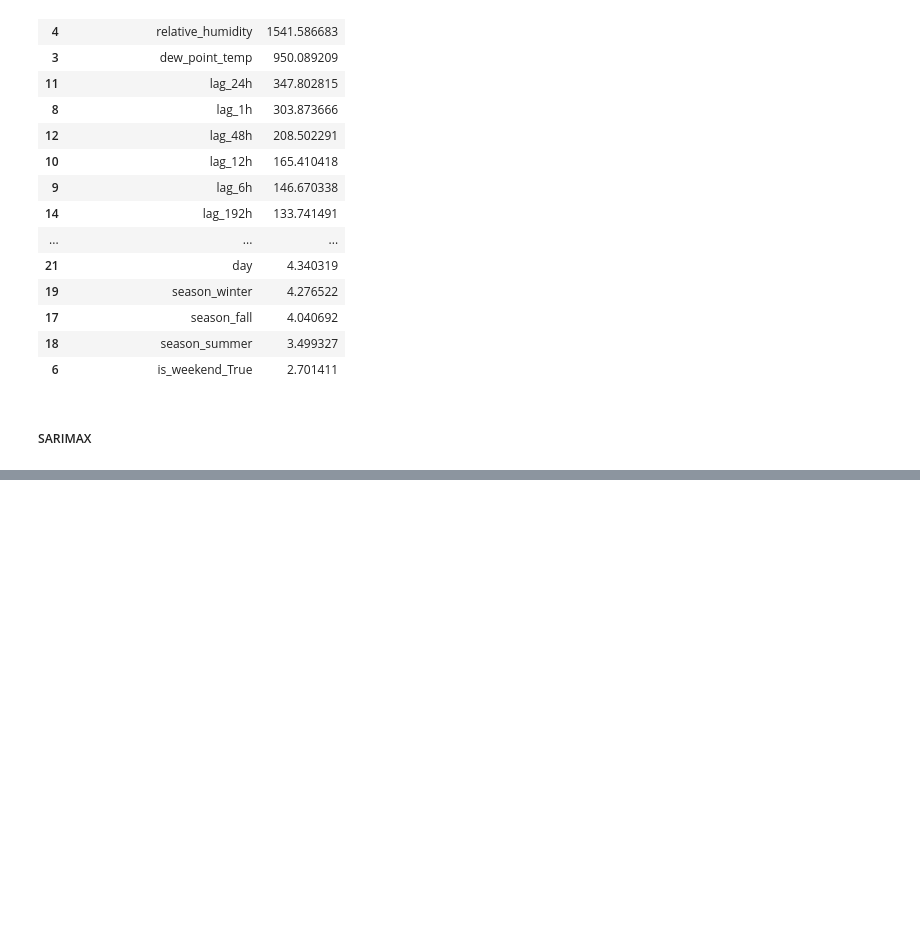
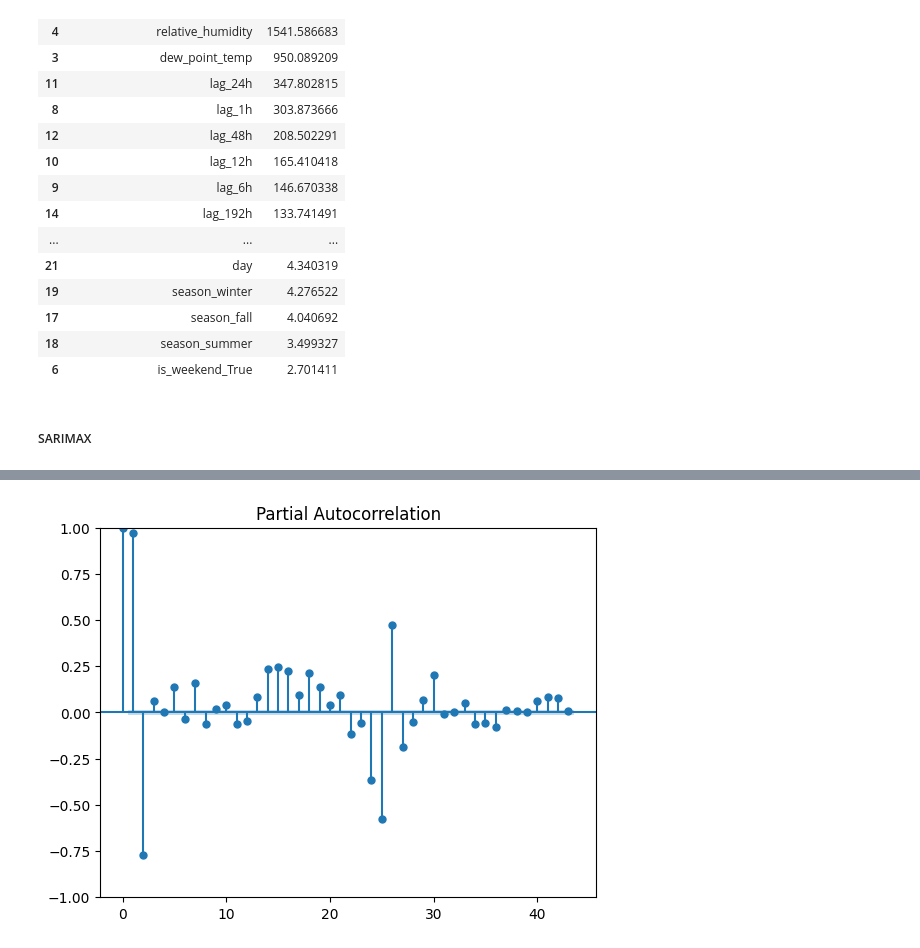
Before and after one commit to SiddiJr/energy-load-forecast, a Jupyter notebook: notebooks/experimentation.ipynb, the cells around one changed output, grey strips where cells are left out. Drawn from its saved outputs; the diff is of its cells as text; code cells hidden in the pictures; blank space fills up the shorter version.

```diff
--- a/notebooks/experimentation.ipynb
+++ b/notebooks/experimentation.ipynb
@@ -100,2 +125,7 @@ vif.sort_values('VIF', ascending=False)
+# %%
+plot_pacf(df['energy_demand'])
+plt.show()
+# %% [output]
+[figure, added]
 # %%
 df_sm = df.copy()
```
Also changed, not shown: parts of 6 cells of this notebook.
